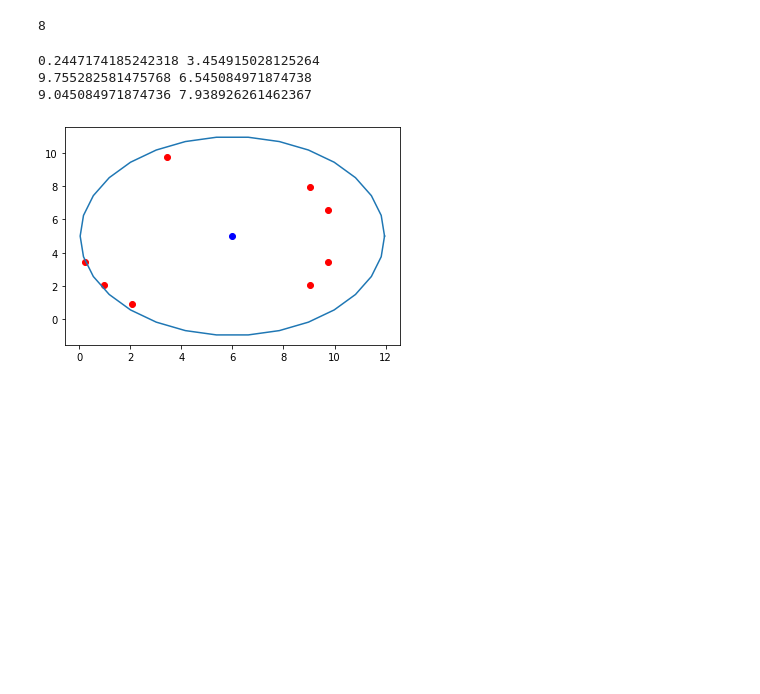
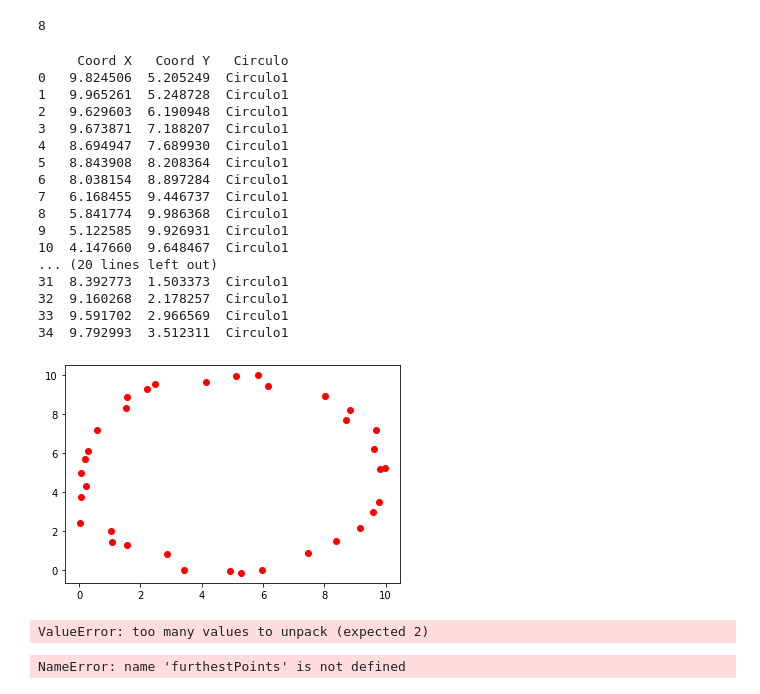
Before and after one commit to ClusteringIA/Clustering, a Jupyter notebook: Proyecto IA.ipynb, the cells around one changed output. Saved outputs shown, nothing was run; the diff lists cells and outputs as text; code cells hidden in the pictures; blank space fills up the shorter version.

```diff
--- a/Proyecto IA.ipynb
+++ b/Proyecto IA.ipynb
@@ -171,6 +186,26 @@ class Circle:
 
             plt.plot(xPrimeVals,yPrimeVals)
             plt.plot(self.center.x,self.center.y,'bo')
+
+    def CalculateFrom3Points(p1,p2,p3):
+        #Mediatrices
+        perp1 = p1.CalculatePerpendicular(p2)
+        perp2 = p1.CalculatePerpendicular(p3)
+
+        #Circuncentro
+        A = [[perp1[0],perp1[1]],[perp2[0],perp2[1]]]
+
+        if(np.linalg.det(A)==0):
+            return Point(0,0),-1
+        else:
+            B = [[perp1[2]],[perp2[2]]]
+            X = np.linalg.solve(A,B)
+            circumcenter = Point(X[0],X[1])
+
+            #Radio
+            radius = circumcenter.CalculateDistanceToPoint(p1)
+
+            return circumcenter, radius
 # %% [markdown]
 La Clase canvas es la que usaremos principalmente para visualziar los datos.
 
@@ -440,27 +413,50 @@ print(len(cs.circles))
 # %%
 #thresh = cs.CalculateThreshold()
 # %%
-circ = Circle(Point(5,5),5,20)
+circ = Circle(Point(5,5),5,50)
 
 can = Canvas(100,100,[circ])
-can.RemoveRandomPoints(0.6)
-can.InsertNoise(0.0,0.0)
+can.RemoveRandomPoints(0.3)
+can.InsertNoise(0.2,0.2)
 can.DrawData()
 
 headers = ['Coord X','Coord Y', 'Circulo']
 
 datfr = pd.DataFrame(can.points, columns= headers)
 file_path_c = r"C:\Users\enri8\Desktop\Universidad\IA\Proyecto\Clustering\Datos\datos_circulo.csv"
 datfr.to_csv(file_path_c, columns=headers, index=False, encoding="utf8")
 
-
 cs2 = ClusteringSolver(file_path_c,0)
 points = cs2.dataSet.list_points
-cx,cy,cr = cs2.CalculateCircunference(points)
-circ = Circle(Point(cx,cy),cr,30)
-circ.Draw()
+print(cs2.dataSet.data)
 # %% [output]
-0.2447174185242318 3.454915028125264
-9.755282581475768 6.545084971874738
-9.045084971874736 7.938926261462367
+     Coord X   Coord Y   Circulo
+0   9.824506  5.205249  Circulo1
+1   9.965261  5.248728  Circulo1
+2   9.629603  6.190948  Circulo1
+3   9.673871  7.188207  Circulo1
+4   8.694947  7.689930  Circulo1
+5   8.843908  8.208364  Circulo1
+6   8.038154  8.897284  Circulo1
+7   6.168455  9.446737  Circulo1
+8   5.841774  9.986368  Circulo1
+9   5.122585  9.926931  Circulo1
+10  4.147660  9.648467  Circulo1
+... (20 lines left out)
+31  8.392773  1.503373  Circulo1
+32  9.160268  2.178257  Circulo1
+33  9.591702  2.966569  Circulo1
+34  9.792993  3.512311  Circulo1
-[figure, old version]
+[figure, new version]
+# %%
+centro, furthestPoints = cs2.CalculateBestFitPoints(points)
+circ = Circle(Point(centro.x,centro.y),5,30)
+#can.DrawData()
+circ.Draw()
+# %% [output]
+ValueError: too many values to unpack (expected 2)
+# %%
+for i in range(0,len(furthestPoints)):
+    print(furthestPoints[i].x,furthestPoints[i].y)
+# %% [output]
+NameError: name 'furthestPoints' is not defined
```
Also changed, not shown: parts of 9 cells of this notebook, 1 other file.
